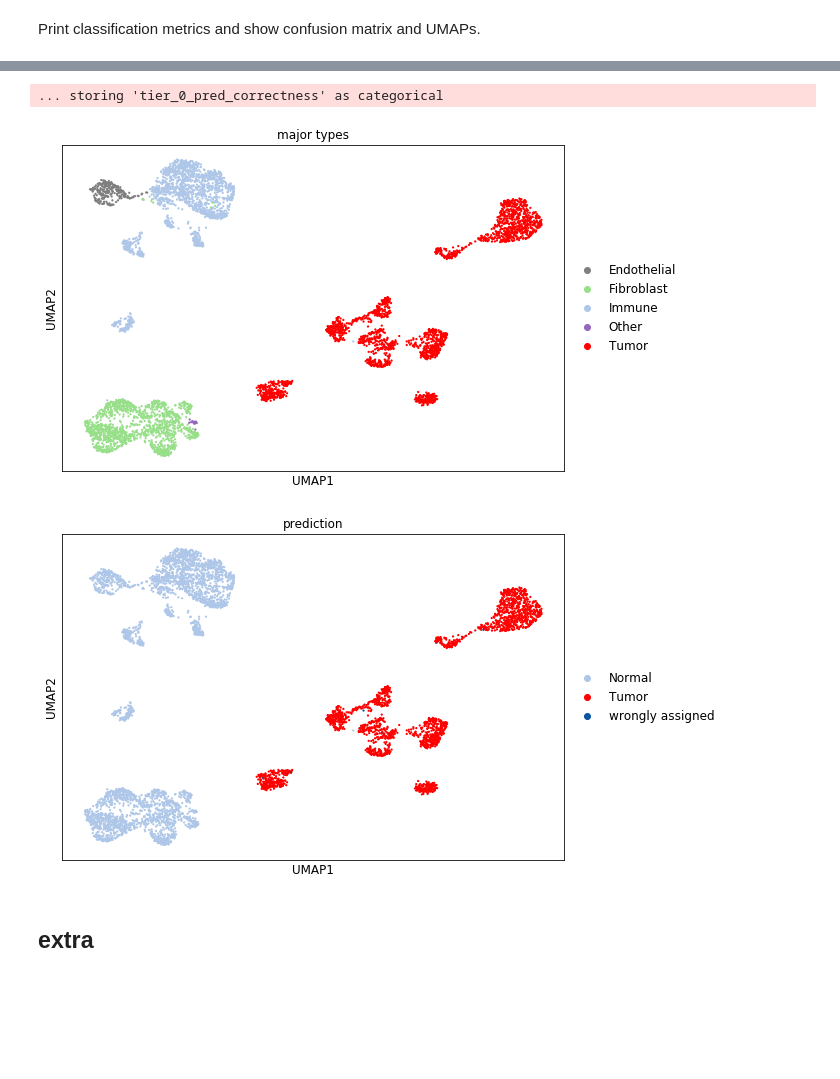
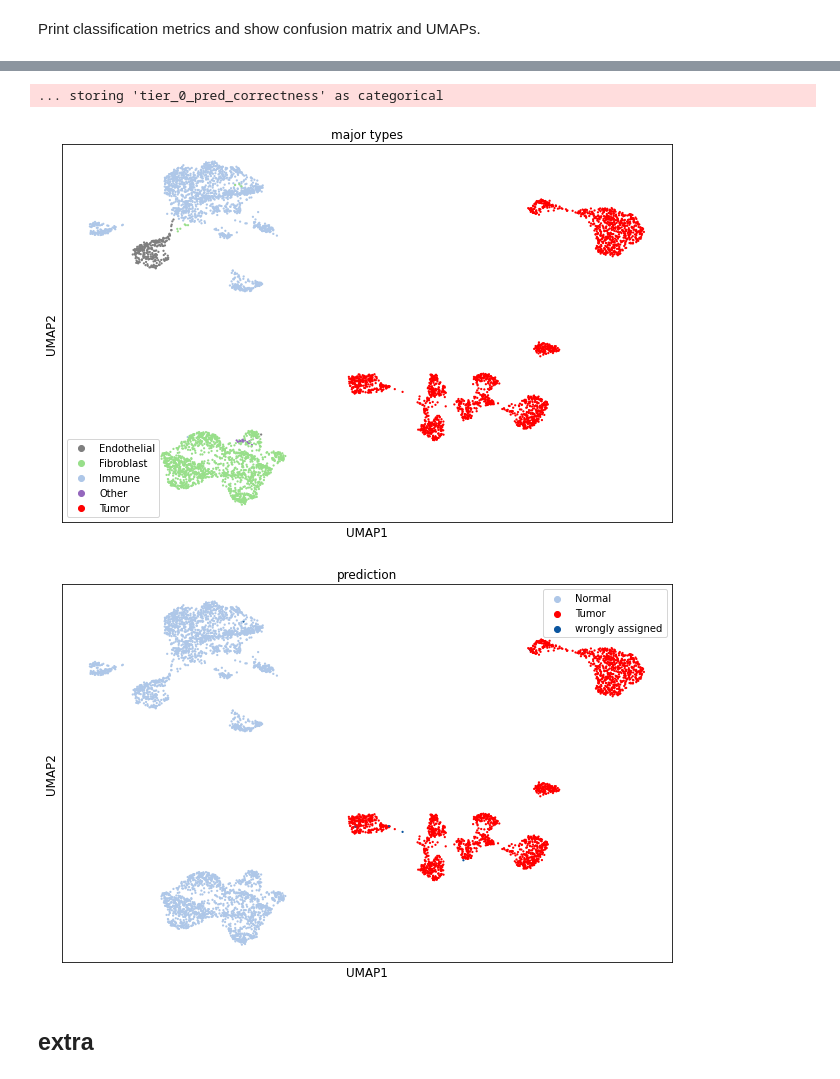
Before and after one commit to BIMSBbioinfo/ikarus, a Jupyter notebook: tutorial.ipynb, the cells around one changed output, grey strips where cells are left out. Saved outputs shown, nothing was run; the diff lists cells and outputs as text; code cells hidden in the pictures; blank space fills up the shorter version.

Commit message:
format figures

```diff
--- a/tutorial.ipynb
+++ b/tutorial.ipynb
@@ -171,7 +171,7 @@ def plot_confusion_matrix(
                 color="white" if cm[i, j] > thresh else "black",
             )
 
-    return ax
+    return fig, ax
 # %% [markdown]
 Compute UMAPs and store the adata object `adata_umap.h5ad`.
 # %%
@@ -192,12 +192,13 @@ y = adata.obs.loc[:, 'tier_0']
 y_pred_lr = results['final_pred']
 acc = metrics.balanced_accuracy_score(y, y_pred_lr)
 print(metrics.classification_report(y, y_pred_lr, labels=['Normal', 'Tumor']))
-_ = plot_confusion_matrix(
+fig, ax = plot_confusion_matrix(
     y,
     y_pred_lr,
     classes=['Normal', 'Tumor'],
     title=f'confusion matrix \n train on laughney+lee, test on tirosh \n balanced acc: {acc:.3f}',
 )
+fig.tight_layout()
 # %% [output]
               precision    recall  f1-score   support
 
@@ -228,35 +229,37 @@ plt.rcParams['figure.figsize'] = [9, 6]
 
 colors = [
     ['major'],
     ['tier_0_pred_wrong']
     ]
 titles = [
     ['major types'],
     ['prediction']
     ]
 palettes = [
     ['#7f7f7f', '#98df8a', '#aec7e8', '#9467bd', '#ff0000'],
     ['#aec7e8', '#ff0000', '#0b559f'],
 ]
 for color, title, palette in zip(colors, titles, palettes):
     ax = sc.pl.umap(
         adata, ncols=1, size=20,
         color=color,
         title=title,
         wspace=0.25,
         vmax='p99',
         legend_fontsize=12,
         palette=palette,
         show=False
     )
     for item in ([ax.title, ax.xaxis.label, ax.yaxis.label] +
                  ax.get_xticklabels() + ax.get_yticklabels()):
         item.set_fontsize(12)
+    ax.legend(loc='best')
+    plt.tight_layout()
     plt.show()
 # %% [output]
 ... storing 'tier_0_pred_correctness' as categorical
-[figure, old version]
+[figure, new version]
-[figure, old version]
+[figure, new version]
 # %% [markdown]
 ## extra
 # %% [markdown]
```
Also changed, not shown: parts of 8 cells of this notebook.
